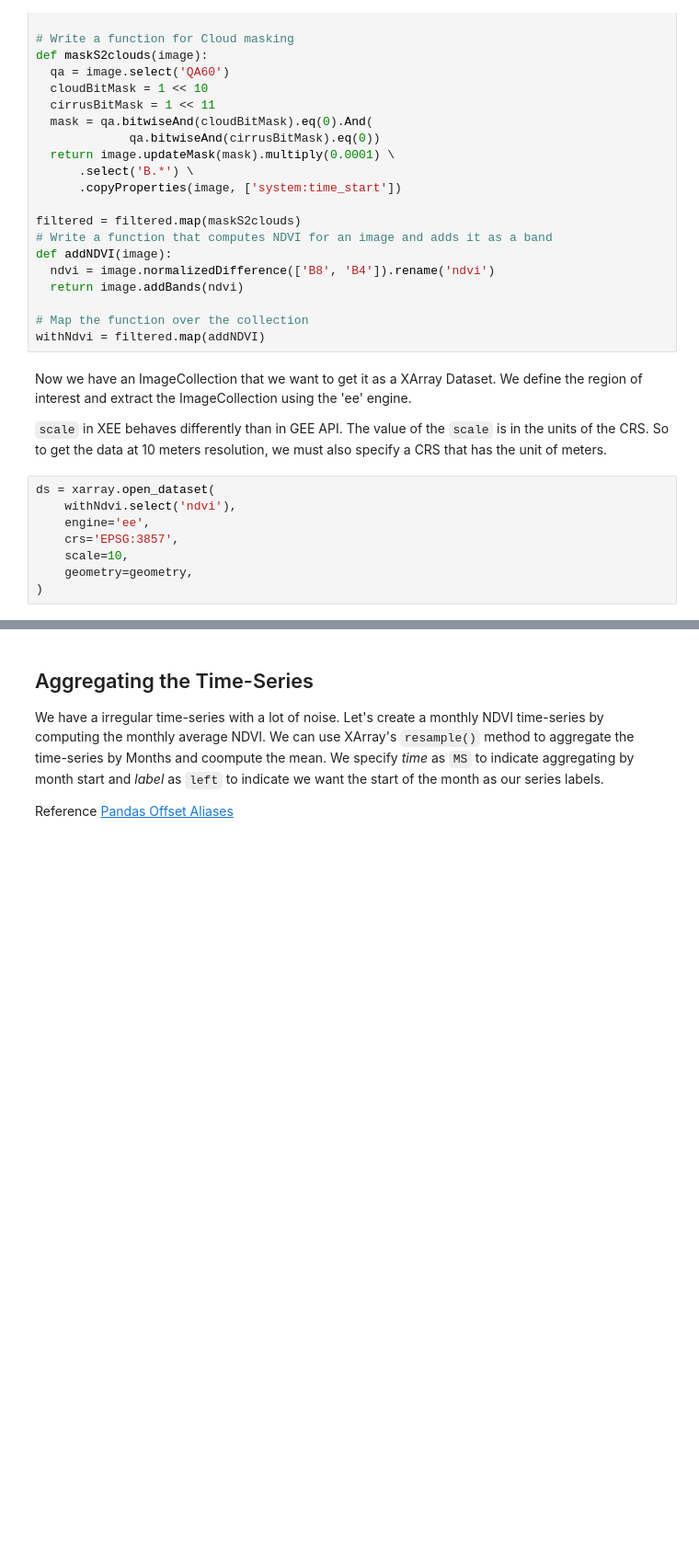
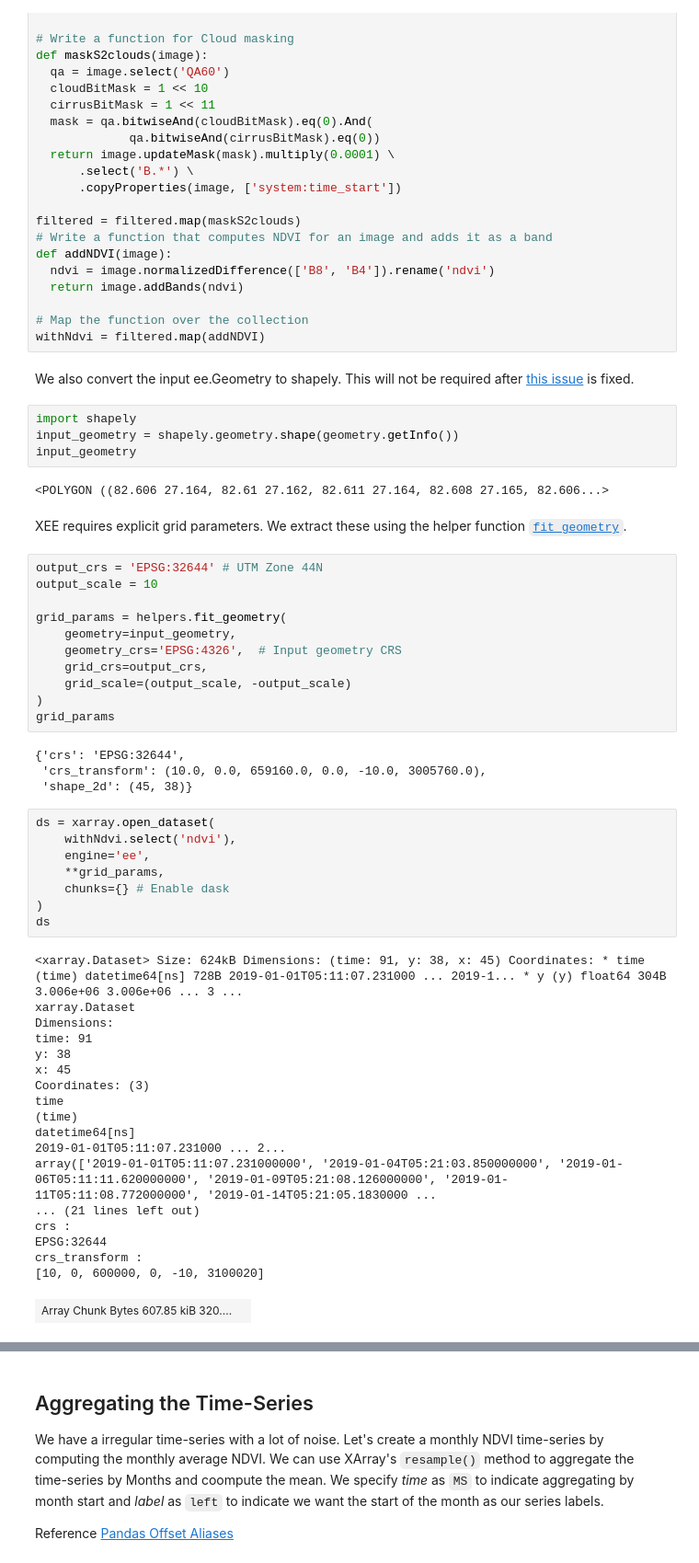
Before and after one commit to spatialthoughts/geopython-tutorials, a Jupyter notebook: notebooks/xee_time_series_processing.ipynb, the cells around one changed output, grey strips where cells are left out. Shown at 92% size. Drawn from its saved outputs; the diff is of its cells as text; blank space fills up the shorter version.

```diff
--- a/notebooks/xee_time_series_processing.ipynb
+++ b/notebooks/xee_time_series_processing.ipynb
@@ -91,15 +128,55 @@ def addNDVI(image):
 
 # Map the function over the collection
 withNdvi = filtered.map(addNDVI)
-# %% [markdown]
-Now we have an ImageCollection that we want to get it as a XArray Dataset. We define the region of interest and extract the ImageCollection using the 'ee' engine.
-
-`scale` in XEE behaves differently than in GEE API. The value of the `scale` is in the units of the CRS. So to get the data at 10 meters resolution, we must also specify a CRS that has the unit of meters.
+# %% [markdown]
+We also convert the input ee.Geometry to shapely. This will not be required after [this issue](https://github.com/google/Xee/issues/310) is fixed.
+# %%
+import shapely
+input_geometry = shapely.geometry.shape(geometry.getInfo())
+input_geometry
+# %% [output]
+<POLYGON ((82.606 27.164, 82.61 27.162, 82.611 27.164, 82.608 27.165, 82.606...>
+# %% [markdown]
+XEE requires explicit grid parameters. We extract these using the helper function [`fit_geometry`](https://xee.readthedocs.io/en/latest/_autosummary/xee.fit_geometry.html#xee.fit_geometry).
+# %%
+output_crs = 'EPSG:32644' # UTM Zone 44N
+output_scale = 10
+
+grid_params = helpers.fit_geometry(
+    geometry=input_geometry,
+    geometry_crs='EPSG:4326',  # Input geometry CRS
+    grid_crs=output_crs,
+    grid_scale=(output_scale, -output_scale)
+)
+grid_params
+# %% [output]
+{'crs': 'EPSG:32644',
+ 'crs_transform': (10.0, 0.0, 659160.0, 0.0, -10.0, 3005760.0),
+ 'shape_2d': (45, 38)}
 # %%
 ds = xarray.open_dataset(
     withNdvi.select('ndvi'),
     engine='ee',
-    crs='EPSG:3857',
-    scale=10,
-    geometry=geometry,
+    **grid_params,
+    chunks={} # Enable dask
 )
+ds
+# %% [output]
+<xarray.Dataset> Size: 624kB Dimensions: (time: 91, y: 38, x: 45) Coordinates: * time (time) datetime64[ns] 728B 2019-01-01T05:11:07.231000 ... 2019-1... * y (y) float64 304B 3.006e+06 3.006e+06 ... 3 ...
+xarray.Dataset
+Dimensions:
+time: 91
+y: 38
+x: 45
+Coordinates: (3)
+time
+(time)
+datetime64[ns]
+2019-01-01T05:11:07.231000 ... 2...
+array(['2019-01-01T05:11:07.231000000', '2019-01-04T05:21:03.850000000', '2019-01-06T05:11:11.620000000', '2019-01-09T05:21:08.126000000', '2019-01-11T05:11:08.772000000', '2019-01-14T05:21:05.1830000 ...
+... (21 lines left out)
+crs :
+EPSG:32644
+crs_transform :
+[10, 0, 600000, 0, -10, 3100020]
+| Array Chunk Bytes 607.85 kiB 320.... |  |
```
Also changed, not shown: parts of 25 cells of this notebook.
